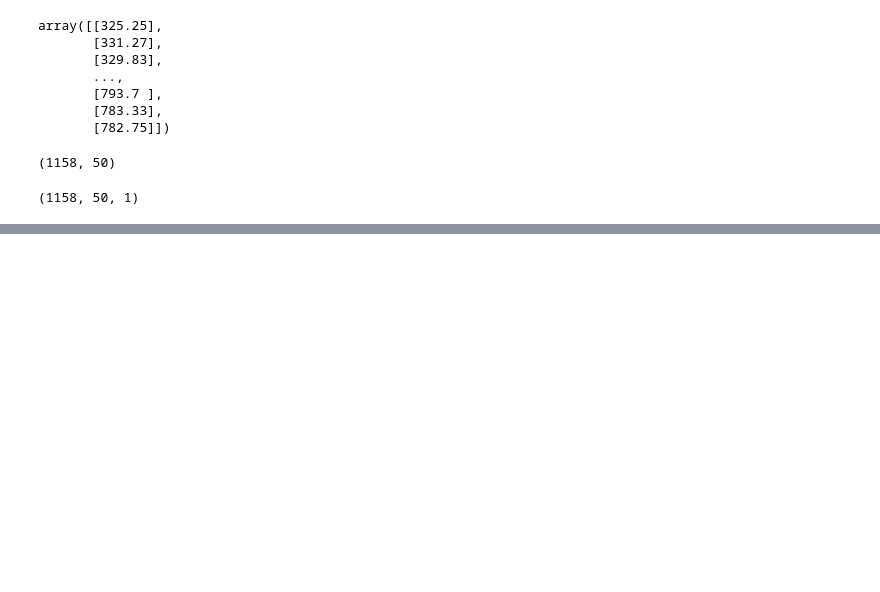
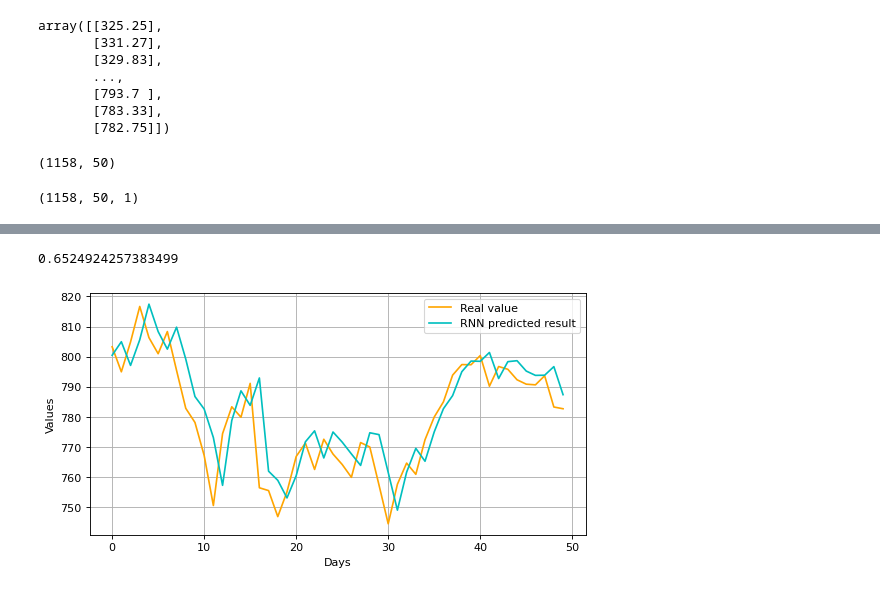
Before and after one commit to isoori/Google-Stacks, a Jupyter notebook: Google Stacks.ipynb, the cells around one changed output, grey strips where cells are left out. Drawn from its saved outputs; the diff is of its cells as text; code cells hidden in the pictures; blank space fills up the shorter version.

```diff
--- a/Google Stacks.ipynb
+++ b/Google Stacks.ipynb
@@ -98,0 +100,7 @@ Epoch 88/150
+# %%
+X_final = []
+for i in range(timesteps,X_test_scalled.shape[0]):
+    X_final.append(X_test_scalled[i-timesteps:i,0])
+# %%
+X_final = np.array(X_final)
+X_final.shape
@@ -98,0 +109,2 @@ Epoch 88/150
+# %%
+X_final = X_final.reshape(X_final.shape[0],X_final.shape[1],1)
@@ -98,0 +115,3 @@ Epoch 88/150
+# %%
+predict = model.predict(X_final)
+normal = scaller.inverse_transform(predict)
@@ -98,0 +121,15 @@ Epoch 88/150
+# %%
+r2_score(test,normal)
+# %% [output]
+0.6524924257383499
+# %%
+plt.figure(figsize=(8,4), dpi=80, facecolor='w', edgecolor='k')
+plt.plot(test,color="orange",label="Real value")
+plt.plot(normal,color="c",label="RNN predicted result")
+plt.legend()
+plt.xlabel("Days")
+plt.ylabel("Values")
+plt.grid(True)
+plt.show()
+# %% [output]
+[figure, added]
```
Also changed, not shown: parts of 6 cells of this notebook.
